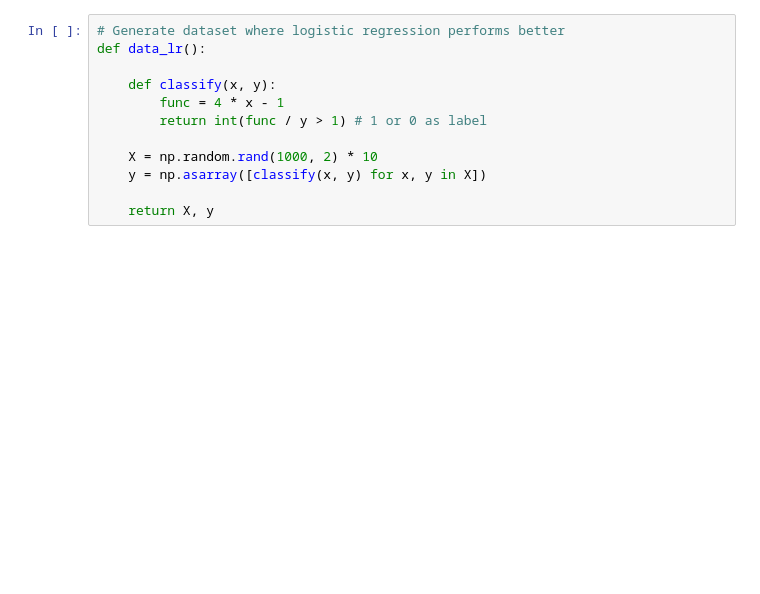
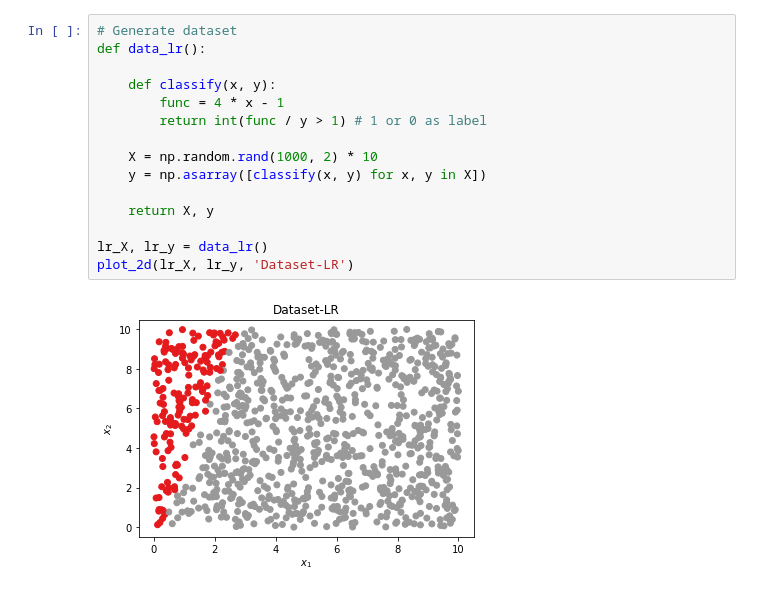
Before and after one commit to MBorgesT/ML_Assignment, a Jupyter notebook: LogRegvsLDA.ipynb, the cells around one changed output. Saved outputs shown, nothing was run; the diff lists cells and outputs as text; blank space fills up the shorter version.

```diff
--- a/LogRegvsLDA.ipynb
+++ b/LogRegvsLDA.ipynb
@@ -46,12 +19,17 @@ Disadvantages:
 # %%
-# Generate dataset where logistic regression performs better
+# Generate dataset
 def data_lr():
 
     def classify(x, y):
         func = 4 * x - 1
         return int(func / y > 1) # 1 or 0 as label
 
     X = np.random.rand(1000, 2) * 10
     y = np.asarray([classify(x, y) for x, y in X])
 
     return X, y
+
+lr_X, lr_y = data_lr()
+plot_2d(lr_X, lr_y, 'Dataset-LR')
+# %% [output]
+[figure, added]
```
Also changed, not shown: parts of 16 cells of this notebook, 3 other files.
